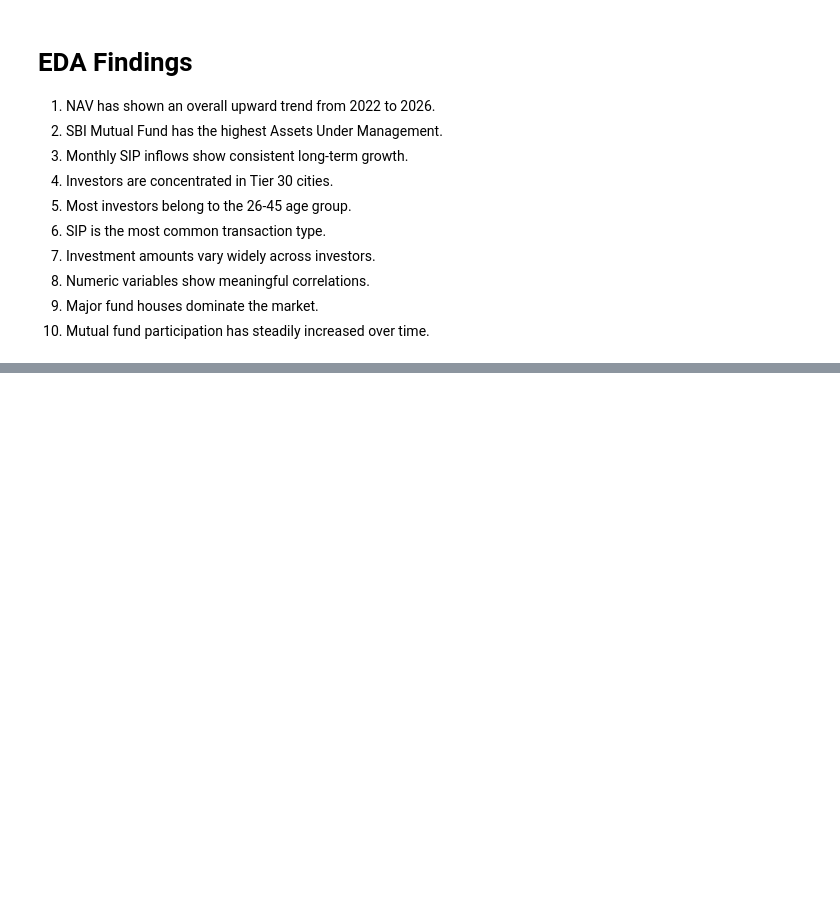
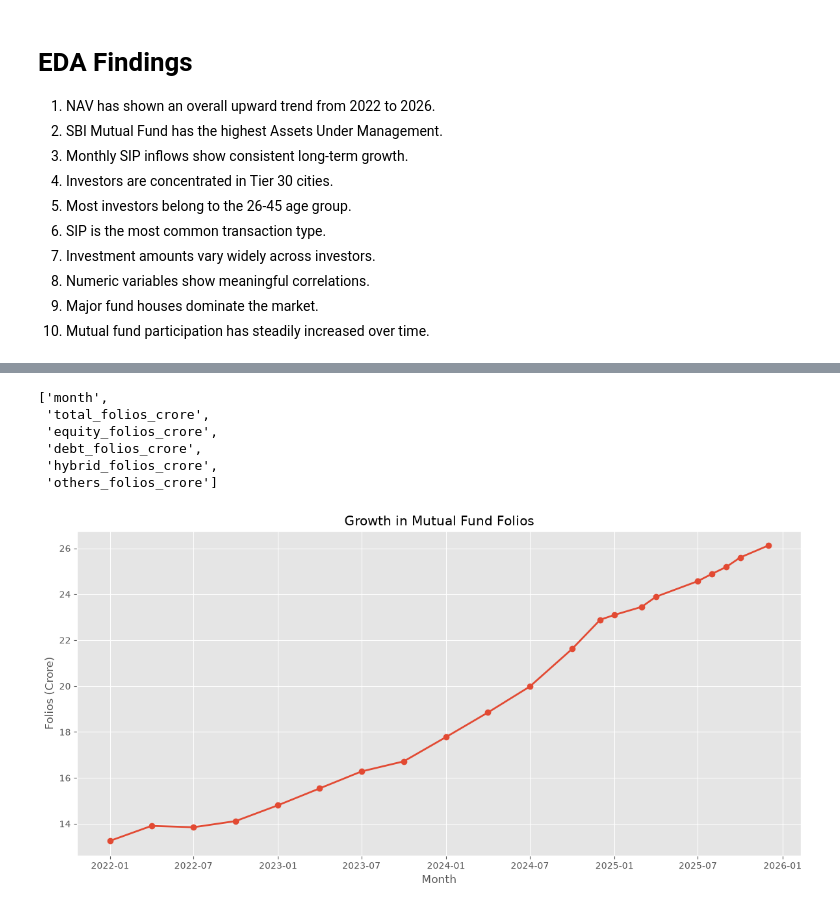
Before and after one commit to chethangeetha202-alt/MutualFundAnalytics, a Jupyter notebook: EDA_Analysis.ipynb, the cells around one changed output, grey strips where cells are left out. Cells and saved outputs as stored; diff of their text form; code cells hidden in the pictures; blank space fills up the shorter version.

```diff
--- a/EDA_Analysis.ipynb
+++ b/EDA_Analysis.ipynb
@@ -403,0 +540,3 @@ plt.savefig("correlation_heatmap.png", dpi=300)
+# %%
+folio = pd.read_csv("data/raw/06_industry_folio_count.csv")
+folio.head()
@@ -403,0 +550,30 @@ plt.savefig("correlation_heatmap.png", dpi=300)
+# %%
+folio.columns.tolist()
+# %% [output]
+['month',
+ 'total_folios_crore',
+ 'equity_folios_crore',
+ 'debt_folios_crore',
+ 'hybrid_folios_crore',
+ 'others_folios_crore']
+# %%
+folio["month"]=pd.to_datetime(folio["month"])
+# %%
+plt.figure(figsize=(12,6))
+
+plt.plot(
+    folio["month"],
+    folio["total_folios_crore"],
+    marker="o",
+    linewidth=2
+)
+
+plt.title("Growth in Mutual Fund Folios")
+plt.xlabel("Month")
+plt.ylabel("Folios (Crore)")
+plt.grid(True)
+
+plt.tight_layout()
+plt.show()
+# %% [output]
+[figure, added]
```
Also changed, not shown: parts of 22 cells of this notebook, 3 other files.
